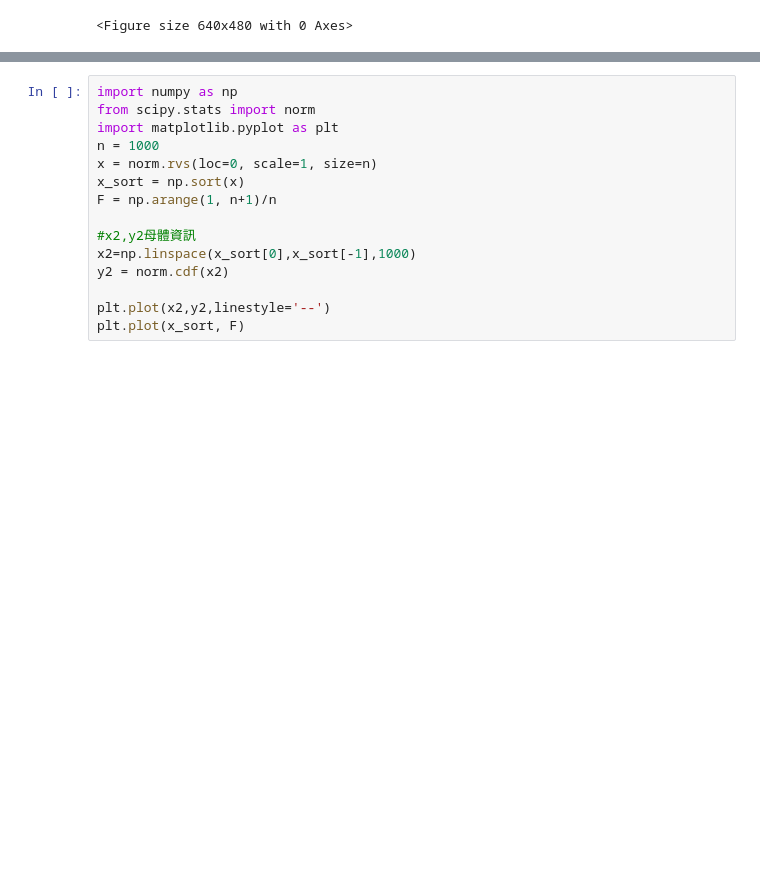
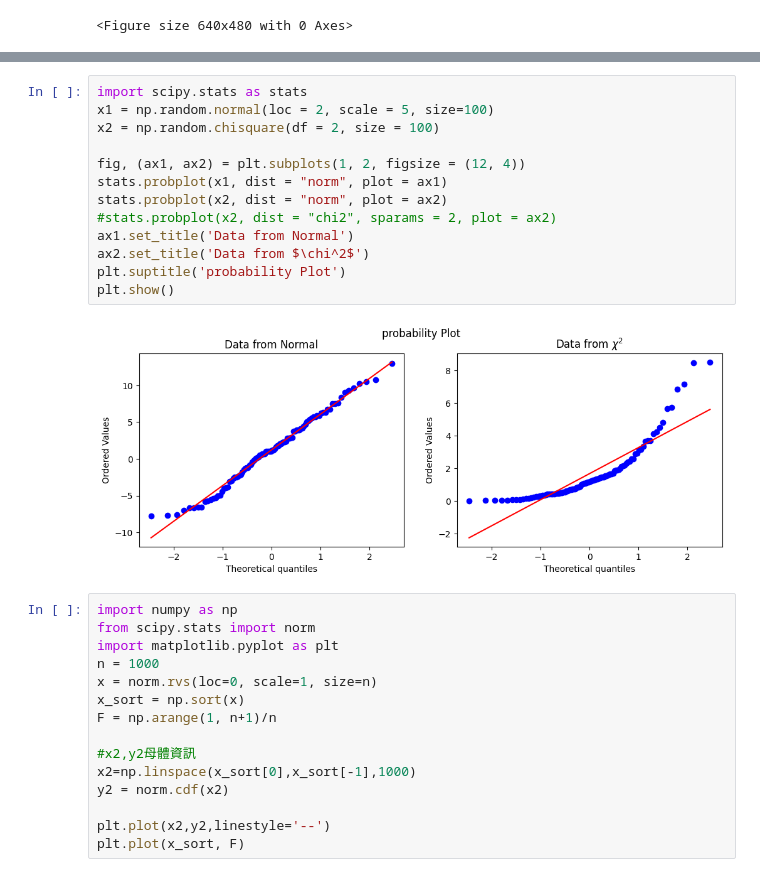
Before and after one commit to eason489233/vscode, a Jupyter notebook: 課程範例五六.ipynb, the cells around one changed output, grey strips where cells are left out. Saved outputs shown, nothing was run; the diff lists cells and outputs as text; blank space fills up the shorter version.

```diff
--- a/課程範例五六.ipynb
+++ b/課程範例五六.ipynb
@@ -223,3 +244,18 @@ plt.savefig(img_dir+'example.png', format='png')
+# %%
+import scipy.stats as stats
+x1 = np.random.normal(loc = 2, scale = 5, size=100)
+x2 = np.random.chisquare(df = 2, size = 100)
+
+fig, (ax1, ax2) = plt.subplots(1, 2, figsize = (12, 4))
+stats.probplot(x1, dist = "norm", plot = ax1)
+stats.probplot(x2, dist = "norm", plot = ax2)
+#stats.probplot(x2, dist = "chi2", sparams = 2, plot = ax2)
+ax1.set_title('Data from Normal')
+ax2.set_title('Data from $\chi^2$')
+plt.suptitle('probability Plot')
+plt.show()
+# %% [output]
+[figure, added]
 # %%
 import numpy as np
 from scipy.stats import norm
```
Also changed, not shown: parts of 4 cells of this notebook, 4 other files.
